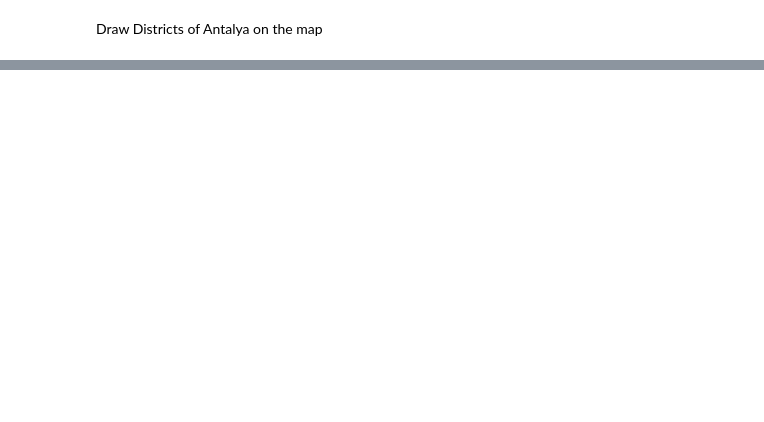
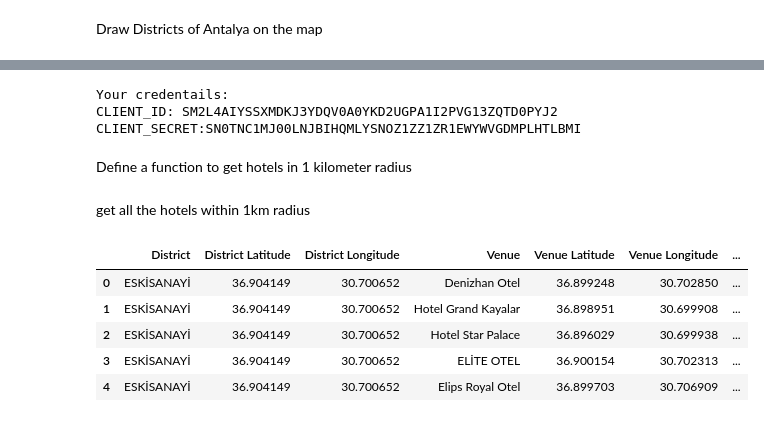
Before and after one commit to ekrembakay/Coursera_Capstone, a Jupyter notebook: Battle of Neighbourhoods.ipynb, the cells around one changed output, grey strips where cells are left out. Drawn from its saved outputs; the diff is of its cells as text; code cells hidden in the pictures; blank space fills up the shorter version.

```diff
--- a/Battle of Neighbourhoods.ipynb
+++ b/Battle of Neighbourhoods.ipynb
@@ -158,0 +168,14 @@ antalya_districts
+# %%
+CLIENT_ID = 'SM2L4AIYSSXMDKJ3YDQV0A0YKD2UGPA1I2PVG13ZQTD0PYJ2' # your Foursquare ID
+CLIENT_SECRET = 'SN0TNC1MJ00LNJBIHQMLYSNOZ1ZZ1ZR1EWYWVGDMPLHTLBMI' # your Foursquare Secret
+VERSION = '20200310' # Foursquare API version
+
+print('Your credentails:')
+print('CLIENT_ID: ' + CLIENT_ID)
+print('CLIENT_SECRET:' + CLIENT_SECRET)
+# %% [output]
+Your credentails:
+CLIENT_ID: SM2L4AIYSSXMDKJ3YDQV0A0YKD2UGPA1I2PVG13ZQTD0PYJ2
+CLIENT_SECRET:SN0TNC1MJ00LNJBIHQMLYSNOZ1ZZ1ZR1EWYWVGDMPLHTLBMI
+# %% [markdown]
+Define a function to get hotels in 1 kilometer radius
@@ -158,0 +228,2 @@ antalya_districts
+# %% [markdown]
+get all the hotels within 1km radius
@@ -158,0 +235,9 @@ antalya_districts
+# %%
+antalya_hotels.head()
+# %% [output]
+|  | District | District Latitude | District Longitude | Venue | Venue Latitude | Venue Longitude | ... |
+| 0 | ESKİSANAYİ | 36.904149 | 30.700652 | Denizhan Otel | 36.899248 | 30.702850 | ... |
+| 1 | ESKİSANAYİ | 36.904149 | 30.700652 | Hotel Grand Kayalar | 36.898951 | 30.699908 | ... |
+| 2 | ESKİSANAYİ | 36.904149 | 30.700652 | Hotel Star Palace | 36.896029 | 30.699938 | ... |
+| 3 | ESKİSANAYİ | 36.904149 | 30.700652 | ELİTE OTEL | 36.900154 | 30.702313 | ... |
+| 4 | ESKİSANAYİ | 36.904149 | 30.700652 | Elips Royal Otel | 36.899703 | 30.706909 | ... |
```
Also changed, not shown: parts of 25 cells of this notebook.
